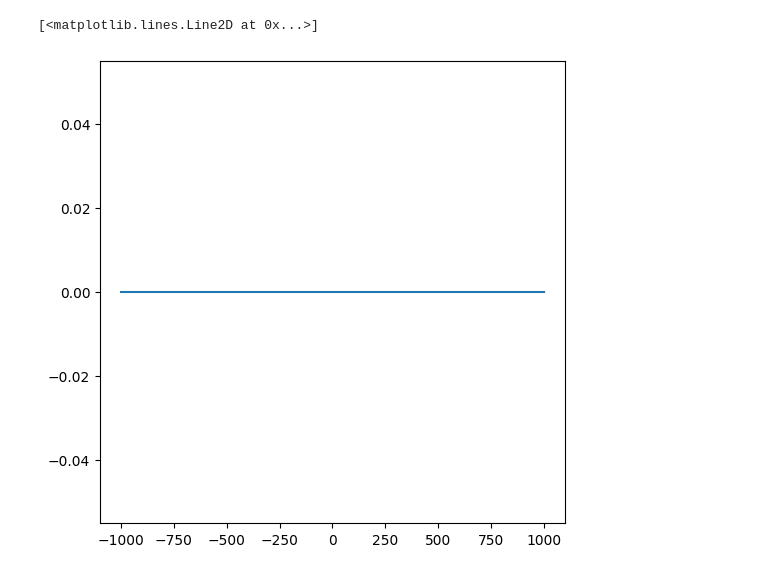
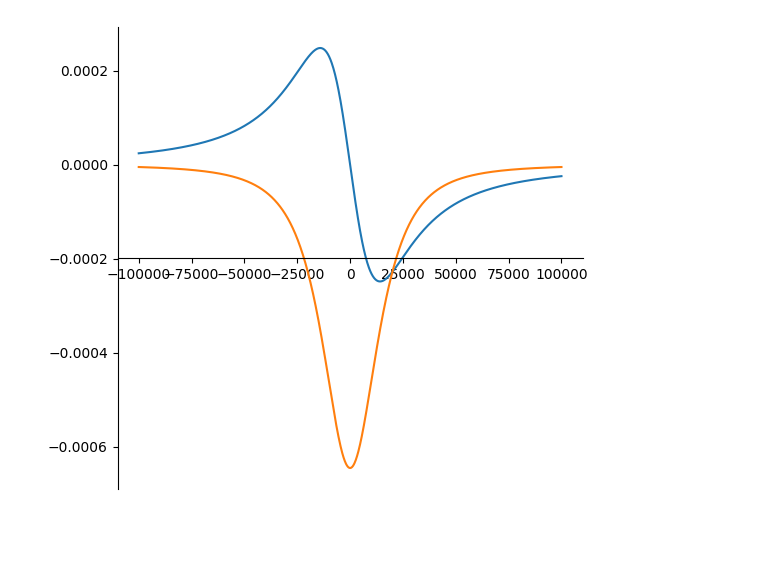
Before and after one commit to Innerf1r3/Geophys, a Jupyter notebook: task2.ipynb, the cells around one changed output. Cells and saved outputs as stored; diff of their text form; code cells hidden in the pictures; blank space fills up the shorter version.

```diff
--- a/task2.ipynb
+++ b/task2.ipynb
@@ -6,23 +6,29 @@ sigma_external = 2.9
 sigma = 0
 R = 10000
 h = 20000
-delta_sigma = -sigma
+delta_sigma = sigma - sigma_external
 G = 6.674e-8
 # %%
 def V_derevative_for_X(delta_sigma, ksi, eta, dzeta):
     m = delta_sigma * 4/3 * R ** 3
-    return G * m * ksi/np.power(((dzeta + h) ** 2 + ksi ** 2 + eta ** 2), 0.5)
+    return G * m * ksi/np.power(((dzeta + h) ** 2 + ksi ** 2 + eta ** 2), 1.5)
 
 def V_derevative_for_Z(delta_sigma, ksi, eta, dzeta):
     m = delta_sigma * 4/3 * R ** 3
-    return G * m * (dzeta + h)/np.power(((dzeta + h) ** 2 + ksi ** 2 + eta ** 2), 0.5)
+    return G * m * (dzeta + h)/np.power(((dzeta + h) ** 2 + (ksi) ** 2 + eta ** 2), 1.5)
 # %%
 plt.figure(figsize=(6, 6))
 
-x = np.linspace(-1000, 1000, 1000)
+x = np.linspace(-100000, 100000, 1000)
 V_derevative_for_X_result = V_derevative_for_X(delta_sigma, x, 0, 0)
+V_derevative_for_Z_result = V_derevative_for_Z(delta_sigma, x, 0, 0)
 
 plt.plot(x, V_derevative_for_X_result)
+plt.plot(x, V_derevative_for_Z_result)
+
+ax = plt.gca()
+ax.spines['bottom'].set_position('center')
+ax.spines['top'].set_visible(False)
+ax.spines['right'].set_visible(False)
 # %% [output]
-[<matplotlib.lines.Line2D at 0x...>]
-[figure, old version]
+[figure, new version]
```
Also changed, not shown: 3 other files.
